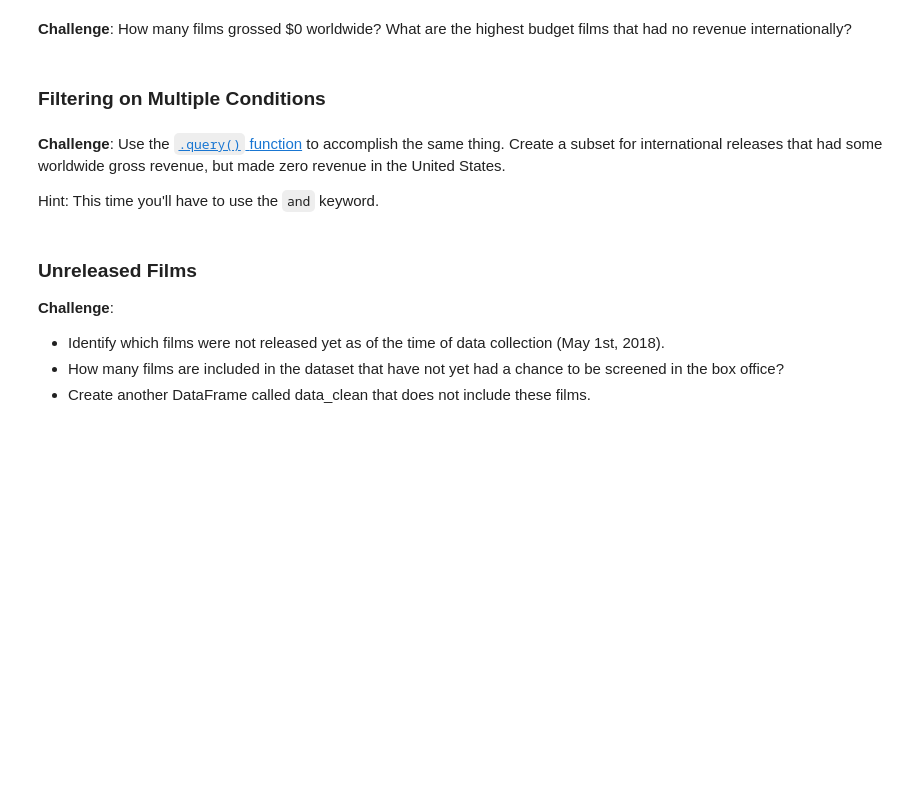
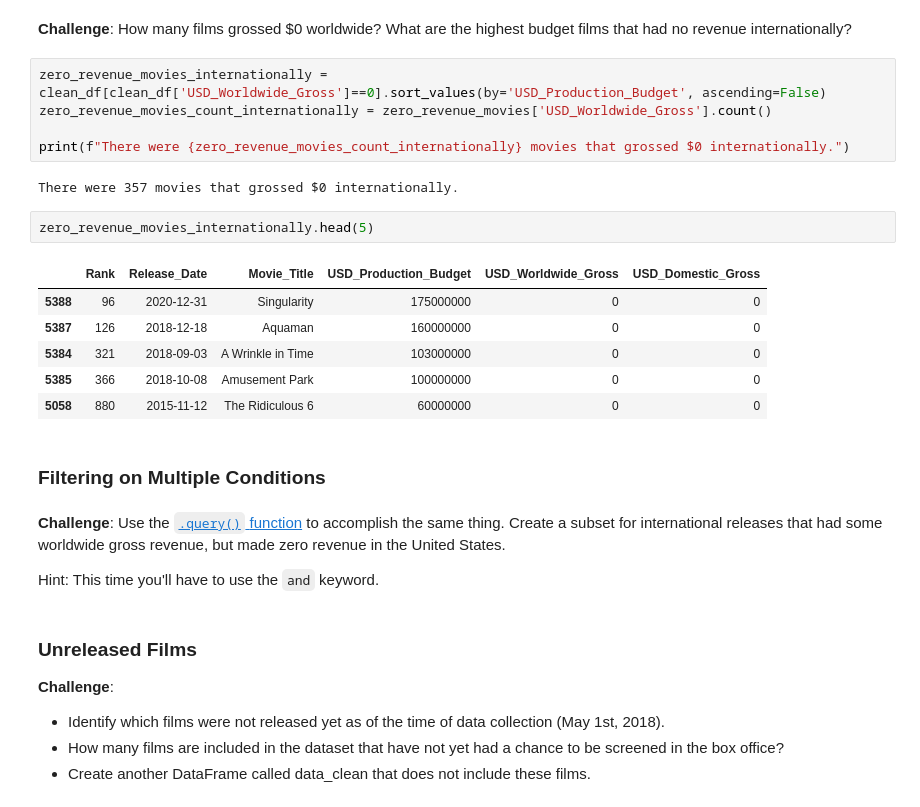
Before and after one commit to HKubinhetz/DS-Seaborn-and-Linear-Regression, a Jupyter notebook: Seaborn_and_Linear_Regression.ipynb, the cells around one changed output. Saved outputs shown, nothing was run; the diff lists cells and outputs as text; blank space fills up the shorter version.

```diff
--- a/Seaborn_and_Linear_Regression.ipynb
+++ b/Seaborn_and_Linear_Regression.ipynb
@@ -183,5 +189,21 @@ dtype: int64
 # %% [markdown]
 **Challenge**: How many films grossed $0 worldwide? What are the highest budget films that had no revenue internationally?
+# %%
+zero_revenue_movies_internationally = clean_df[clean_df['USD_Worldwide_Gross']==0].sort_values(by='USD_Production_Budget', ascending=False)
+zero_revenue_movies_count_internationally = zero_revenue_movies['USD_Worldwide_Gross'].count()
+
+print(f"There were {zero_revenue_movies_count_internationally} movies that grossed $0 internationally.")
+# %% [output]
+There were 357 movies that grossed $0 internationally.
+# %%
+zero_revenue_movies_internationally.head(5)
+# %% [output]
+|  | Rank | Release_Date | Movie_Title | USD_Production_Budget | USD_Worldwide_Gross | USD_Domestic_Gross |
+| 5388 | 96 | 2020-12-31 | Singularity | 175000000 | 0 | 0 |
+| 5387 | 126 | 2018-12-18 | Aquaman | 160000000 | 0 | 0 |
+| 5384 | 321 | 2018-09-03 | A Wrinkle in Time | 103000000 | 0 | 0 |
+| 5385 | 366 | 2018-10-08 | Amusement Park | 100000000 | 0 | 0 |
+| 5058 | 880 | 2015-11-12 | The Ridiculous 6 | 60000000 | 0 | 0 |
 # %% [markdown]
 ### Filtering on Multiple Conditions
 # %% [markdown]
```
Also changed, not shown: parts of 3 cells of this notebook.
